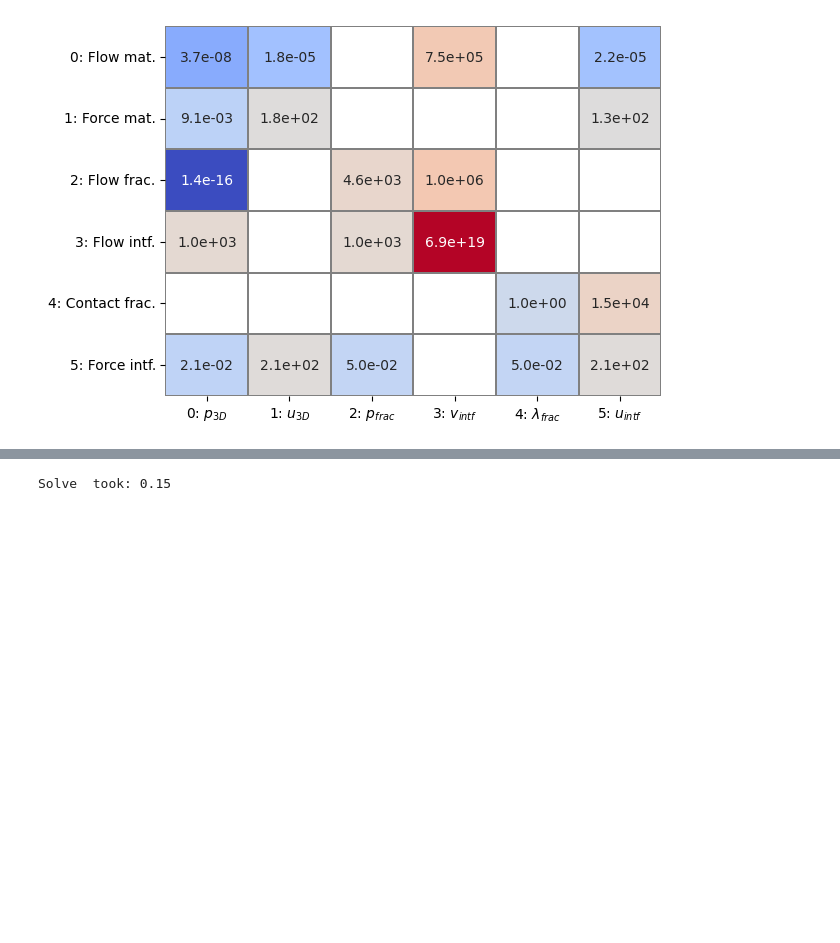
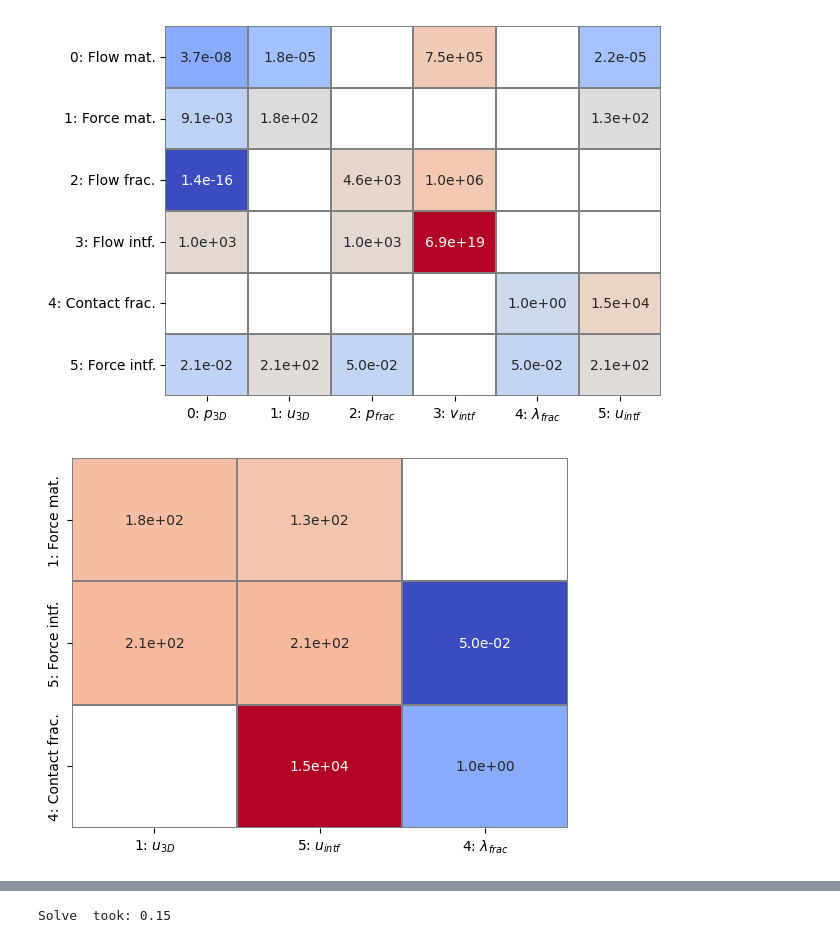
Before and after one commit to pmgbergen/FTHM-Solver, a Jupyter notebook: fpm/try_solver_mech_flow.ipynb, the cells around one changed output, grey strips where cells are left out. Cells and saved outputs as stored; diff of their text form; code cells hidden in the pictures; blank space fills up the shorter version.

```diff
--- a/fpm/try_solver_mech_flow.ipynb
+++ b/fpm/try_solver_mech_flow.ipynb
@@ -121,3 +132,7 @@ J[:].plot_max()
 # %% [output]
 [figure]
 [figure]
+# %%
+J[[1,5,4]].plot_max()
+# %% [output]
+[figure, added]
```
Also changed, not shown: parts of 20 cells of this notebook, 10 other files.
